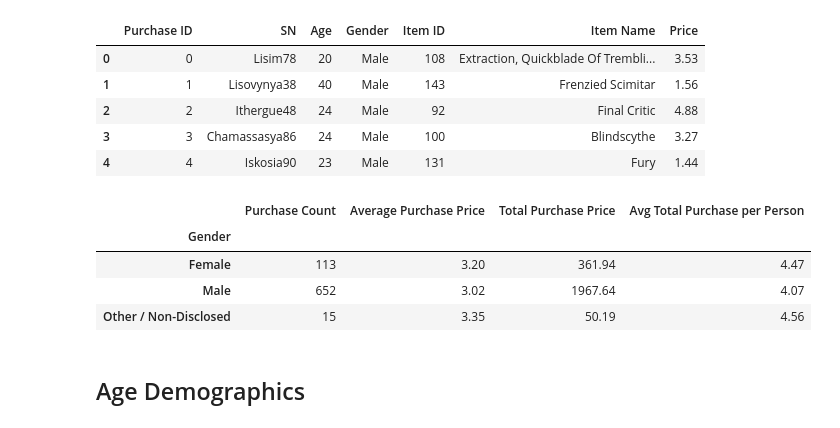
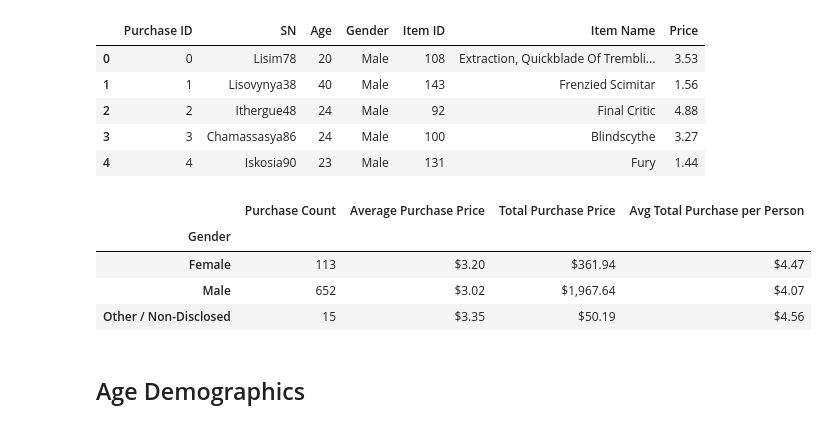
Before and after one commit to Omar-Castillo/Homework, a Jupyter notebook: Pandas/HeroesofPymoli/HeroesOfPymoli_OC.ipynb, the cells around one changed output. Drawn from its saved outputs; the diff is of its cells as text; code cells hidden in the pictures.

```diff
--- a/Pandas/HeroesofPymoli/HeroesOfPymoli_OC.ipynb
+++ b/Pandas/HeroesofPymoli/HeroesOfPymoli_OC.ipynb
@@ -53,23 +55,28 @@ total_df
 
 * Display the summary data frame
 # %%
+#Identify unique items using purchase Item ID
 unique_items = purchase_data["Item ID"].nunique()
 unique_items
-
+#Identify average price by calculating the mean of the Price column
 average_price = purchase_data["Price"].mean()
 average_price
-
+#Find the total number of purchases by counting the Purchas ID column
 number_purchases = purchase_data["Purchase ID"].count()
 number_purchases
-
+#Find the total revenue by summing the Price column
 total_revenue = purchase_data["Price"].sum()
 total_revenue
-
+#create a data frame with a dictionary to summarize findings
 summary_table = pd.DataFrame([{"Number of Unique Items": unique_items,
                                "Average Price": average_price,
                                "Number of Purchases": number_purchases,
                                "Total Revenue": total_revenue}])
+#format function to make our data look cleaner
+def currency(x):
+    return "${:,.2f}".format(x)
 
+summary_table[["Total Revenue","Average Price"]] = summary_table[["Total Revenue","Average Price"]].applymap(currency)
 summary_table
 # %% [output]
 |  | Average Price | Number of Purchases | Number of Unique Items | Total Revenue |
@@ -127,6 +135,7 @@ purchase_data.head()
 | 3 | 3 | Chamassasya86 | 24 | Male | 100 | Blindscythe | 3.27 |
 | 4 | 4 | Iskosia90 | 23 | Male | 131 | Fury | 1.44 |
 # %%
+#Create indiviual data frames from the grouped purchase data by Gender
 grouped_summary = purchase_data.groupby(["Gender"])
 
 purchase_count = pd.DataFrame(grouped_summary["Purchase ID"].count())
@@ -144,36 +153,42 @@ total_avg_price_perperson = pd.DataFrame(round((grouped_summary["Price"].sum() /
 #attempt at making a list of Data Frames
 df_list = [purchase_count, avg_price, total_purchase_value, total_avg_price_perperson]
 
 #Iniial Merge of 2 data frames
 purchasing_analysis = pd.merge(purchase_count, avg_price , on = ["Gender"])
 
 purchasing_analysis
 
 #Merge one more data frame to purchasing analysis
 
 purchasing_analysis1 = purchasing_analysis.merge(total_purchase_value, on = ["Gender"])
 
 purchasing_analysis1
 #Merge final data frame to purchasing analysis
 
 purchasing_analysis2 = purchasing_analysis1.merge(total_avg_price_perperson,  on = ["Gender"])
 
 #final Data Frame before editing
 purchasing_analysis2
 
 #rename Data frame
 
 summary_analysis = purchasing_analysis2.rename(columns={"Purchase ID": "Purchase Count",
                                                         "Price_x": "Average Purchase Price",
                                                        "Price_y": "Total Purchase Price",
                                                         0 : "Avg Total Purchase per Person"})
+
+#Format Data using currency function
+summary_analysis["Average Purchase Price"] = summary_analysis["Average Purchase Price"].apply(currency)
+summary_analysis["Total Purchase Price"] = summary_analysis["Total Purchase Price"].apply(currency)
+summary_analysis["Avg Total Purchase per Person"] = summary_analysis["Avg Total Purchase per Person"].apply(currency)
+
 summary_analysis
 # %% [output]
 |  | Purchase Count | Average Purchase Price | Total Purchase Price | Avg Total Purchase per Person |
 | Gender |  |  |  |  |
-| Female | 113 | 3.20 | 361.94 | 4.47 |
-| Male | 652 | 3.02 | 1967.64 | 4.07 |
-| Other / Non-Disclosed | 15 | 3.35 | 50.19 | 4.56 |
+| Female | 113 | $3.20 | $361.94 | $4.47 |
+| Male | 652 | $3.02 | $1,967.64 | $4.07 |
+| Other / Non-Disclosed | 15 | $3.35 | $50.19 | $4.56 |
 # %% [markdown]
 ## Age Demographics
 # %% [markdown]
```
Also changed, not shown: parts of 6 cells of this notebook.
